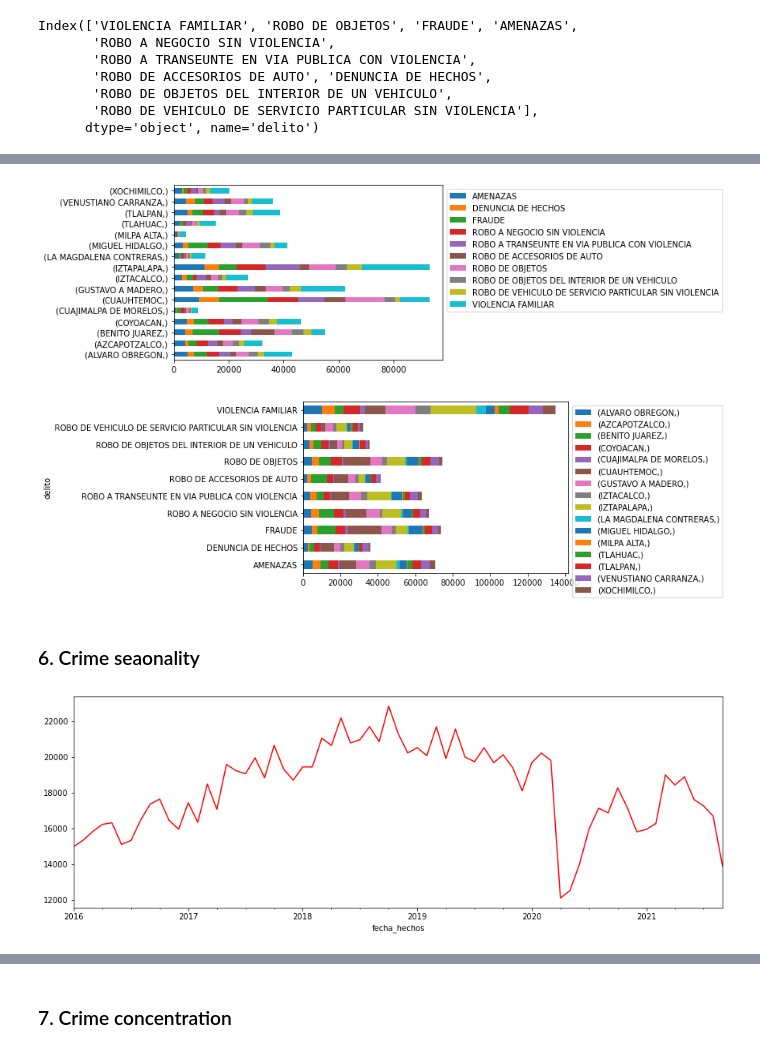
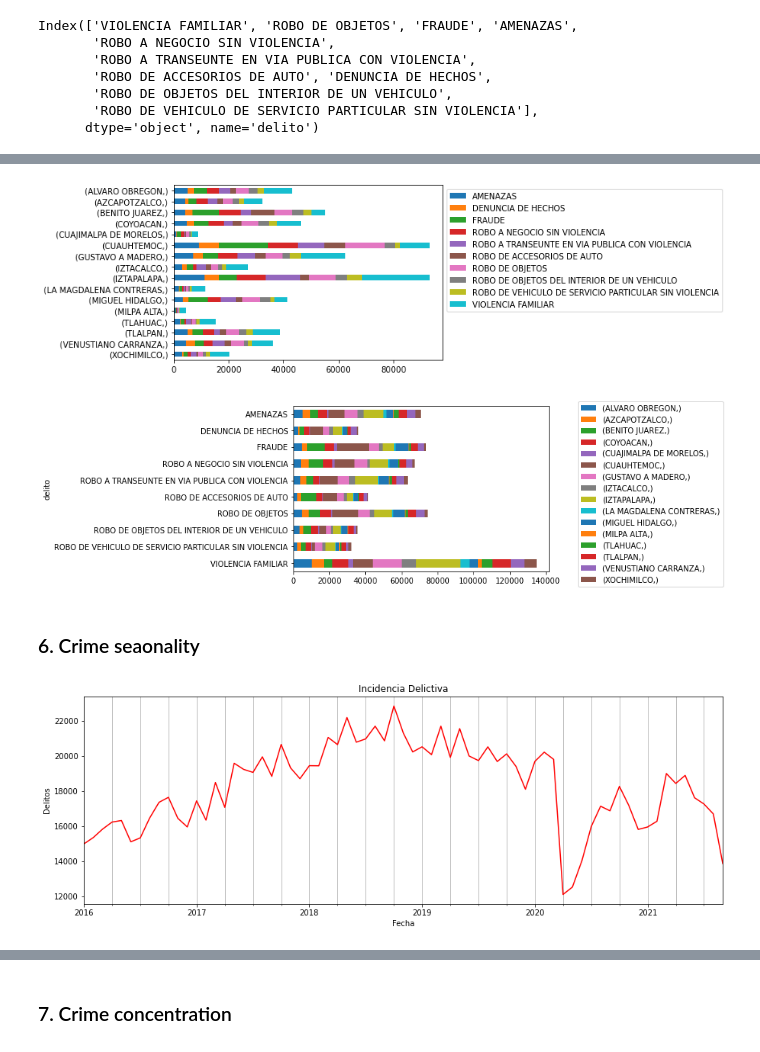
Before and after one commit to rperezme-data/Crime-Analysis-CDMX, a Jupyter notebook: CDMX Crime Exploratory Analysis.ipynb, the cells around one changed output, grey strips where cells are left out. Drawn from its saved outputs; the diff is of its cells as text; code cells hidden in the pictures.

Commit message:
Plots 7 & 6

```diff
--- a/CDMX Crime Exploratory Analysis.ipynb
+++ b/CDMX Crime Exploratory Analysis.ipynb
@@ -497,22 +497,30 @@ distinctive_crimes
 | ROBO DE VEHICULO DE SERVICIO PART... | 2306 | 1860 | 2748 | 2781 | 281 | 1827 | ... |
 | VIOLENCIA FAMILIAR | 10254 | 6510 | 4998 | 8926 | 2481 | 10842 | ... |
 # %%
-distinctive_crimes.T.plot(kind='barh', stacked=True, legend=True)
+distinctive_crimes.T.sort_index(ascending=False).plot(kind='barh', stacked=True, legend=True)
 plt.legend(bbox_to_anchor=(1,1))
 plt.show()
 # %% [output]
-[figure, old version]
+[figure, new version]
 # %%
-distinctive_crimes.plot(kind='barh', stacked=True, legend=True)
-plt.legend(bbox_to_anchor=(1,1))
+distinctive_crimes.sort_index(ascending=False).plot(kind='barh', stacked=True, legend=True)
+plt.legend(bbox_to_anchor=(1.1,1.05))
 plt.show()
 # %% [output]
-[figure, old version]
+[figure, new version]
 # %% [markdown]
 ### 6. Crime seaonality
 # %%
-FGJ_alcaldias.groupby([pd.Grouper(freq='m')]).count()['delito'].plot(figsize=(15,5), color='red')
+FGJ_alcaldias.groupby([pd.Grouper(freq='m')]).count()['delito'].plot(
+    kind='line',
+    figsize=(15,5),
+    color='red',
+    title='Incidencia Delictiva')
+
+plt.xlabel('Fecha')
+plt.ylabel('Delitos')
+plt.grid(True, which='both', axis='x')
 plt.show()
 # %% [output]
-[figure, old version]
+[figure, new version]
 # %%
```
Also changed, not shown: parts of 5 cells of this notebook.
